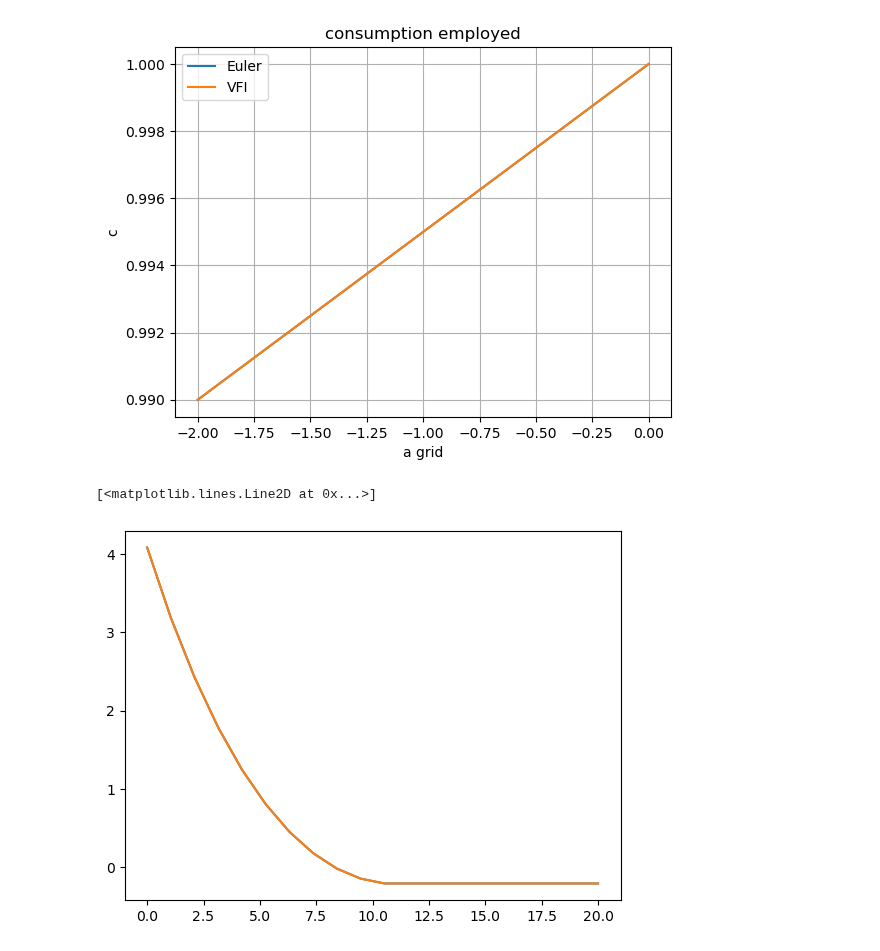
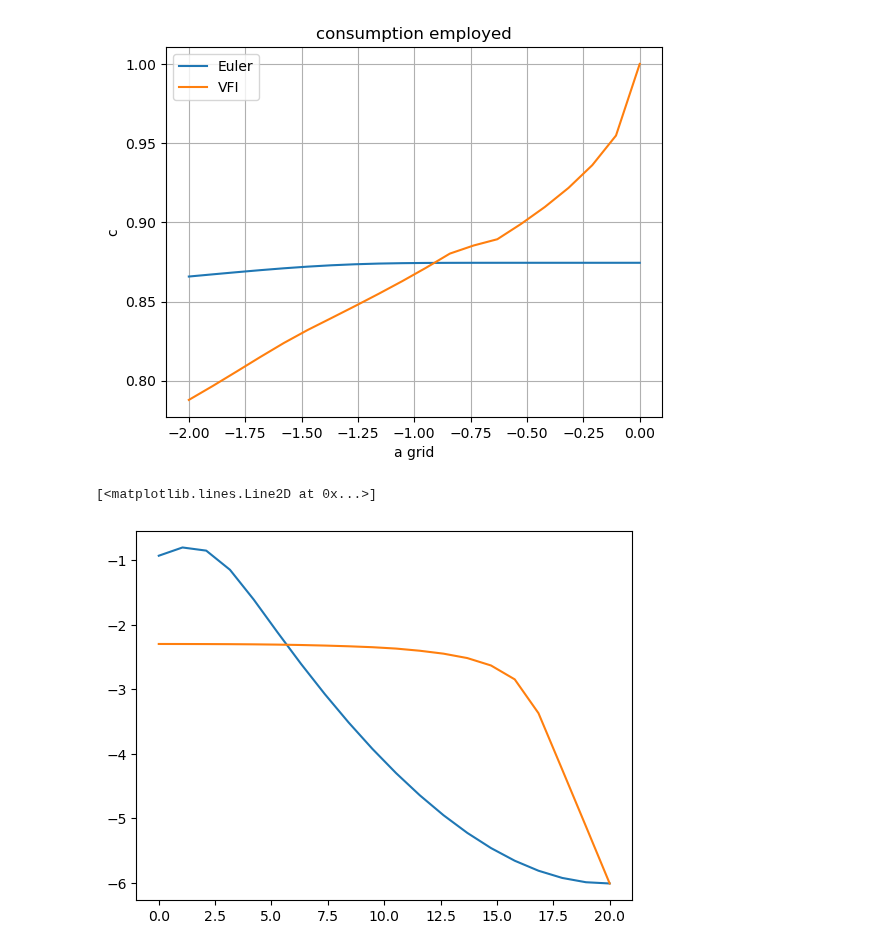
Before and after one commit to qrn838/Dynamic-programming-project, a Jupyter notebook: 2. consumption saving.ipynb, the cells around one changed output. Cells and saved outputs as stored; diff of their text form; code cells hidden in the pictures.

```diff
--- a/2. consumption saving.ipynb
+++ b/2. consumption saving.ipynb
@@ -152,22 +137,22 @@ plt.show()
 # %%
-plt.plot(model.par.a_grid, model.sol.c_e[-1,5,:], label='Euler')
-plt.plot(model1.par.a_grid, model1.sol.c_e[-1,5,:], label='VFI')
+plt.plot(model.par.a_grid, model.sol.c_e[0,5,:], label='Euler')
+plt.plot(model1.par.a_grid, model1.sol.c_e[0,5,:], label='VFI')
 plt.xlabel('a grid')
 plt.ylabel('c')
 plt.title('consumption employed')
 plt.legend()
 plt.grid(True)
 plt.show()
 # %% [output]
-[figure, old version]
+[figure, new version]
 # %%
 time = np.linspace(0, model1.par.N + model1.par.M, model1.par.N + model1.par.M)
 n = np.linspace(0, model1.par.N+model.par.M, model1.par.N+model.par.M)
-plt.plot(time, model.par.V_e[-1,:,18])
-plt.plot(time, model1.par.V_e[-1,:,18])
+plt.plot(time, model.par.V_e[-1,:,0])
+plt.plot(time, model1.par.V_e[-1,:,0])
 # %% [output]
 [<matplotlib.lines.Line2D at 0x...>]
-[figure, old version]
+[figure, new version]
 # %%
 time = np.linspace(0, model1.par.T, model1.par.T)
 n = np.linspace(0, model1.par.N+model.par.M, model1.par.N+model.par.M)
```
Also changed, not shown: parts of 19 cells of this notebook, 8 other files.
